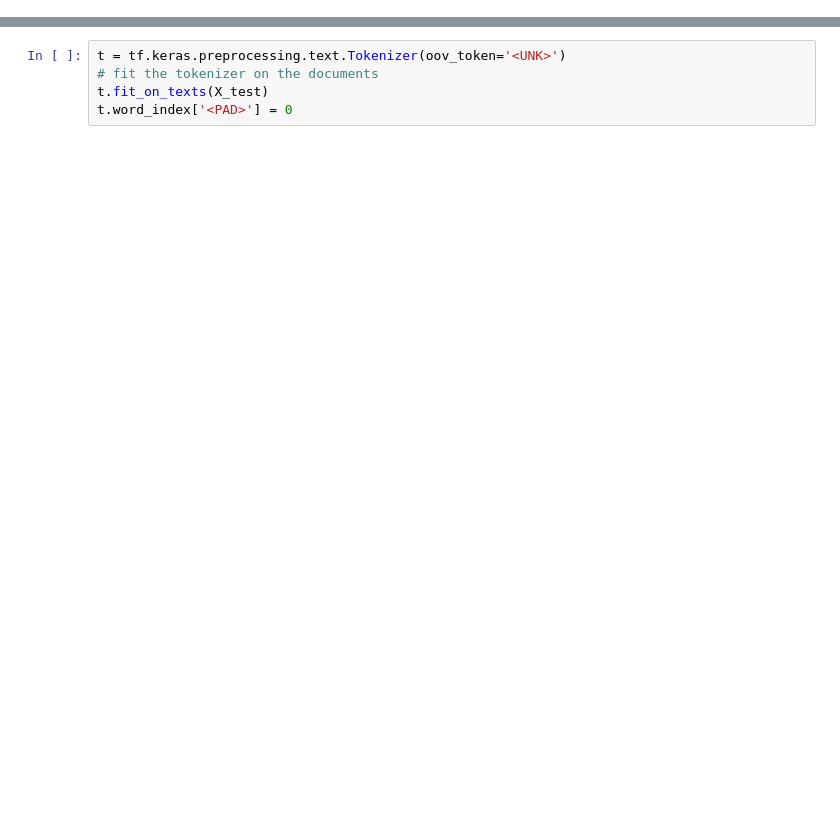
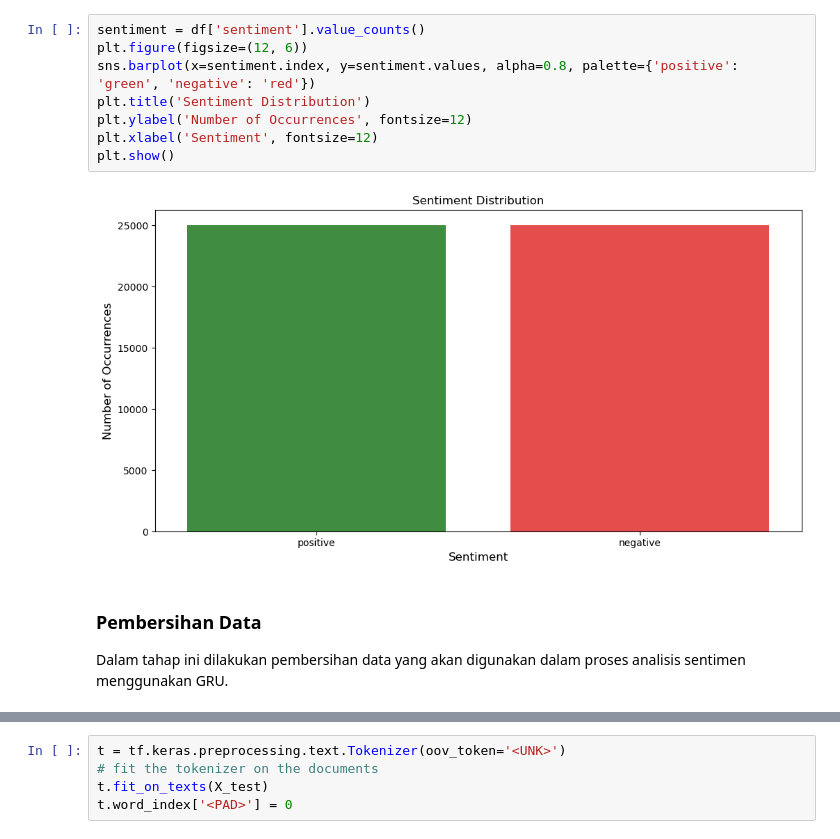
Before and after one commit to sains-data/Sentiment-Analysis-Using-GRU, a Jupyter notebook: Analysis GRU.ipynb, the cells around one changed output, grey strips where cells are left out. Saved outputs shown, nothing was run; the diff lists cells and outputs as text; blank space fills up the shorter version.

```diff
--- a/Analysis GRU.ipynb
+++ b/Analysis GRU.ipynb
@@ -64,0 +117,13 @@ df = pd.read_csv("/kaggle/input/imdb-dataset-of-50k-movie-reviews/IMDB Dataset.c
+# %%
+sentiment = df['sentiment'].value_counts()
+plt.figure(figsize=(12, 6))
+sns.barplot(x=sentiment.index, y=sentiment.values, alpha=0.8, palette={'positive': 'green', 'negative': 'red'})
+plt.title('Sentiment Distribution')
+plt.ylabel('Number of Occurrences', fontsize=12)
+plt.xlabel('Sentiment', fontsize=12)
+plt.show()
+# %% [output]
+[figure, added]
+# %% [markdown]
+### **Pembersihan Data**
+Dalam tahap ini dilakukan pembersihan data yang akan digunakan dalam proses analisis sentimen menggunakan GRU.
```
Also changed, not shown: parts of 119 cells of this notebook, 8 other files.
